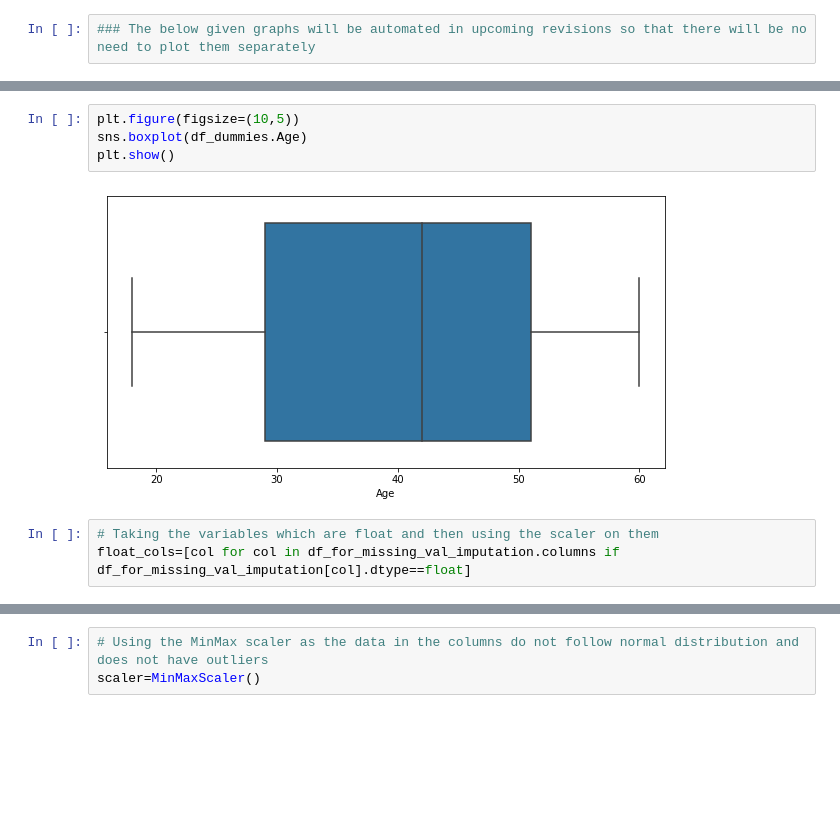
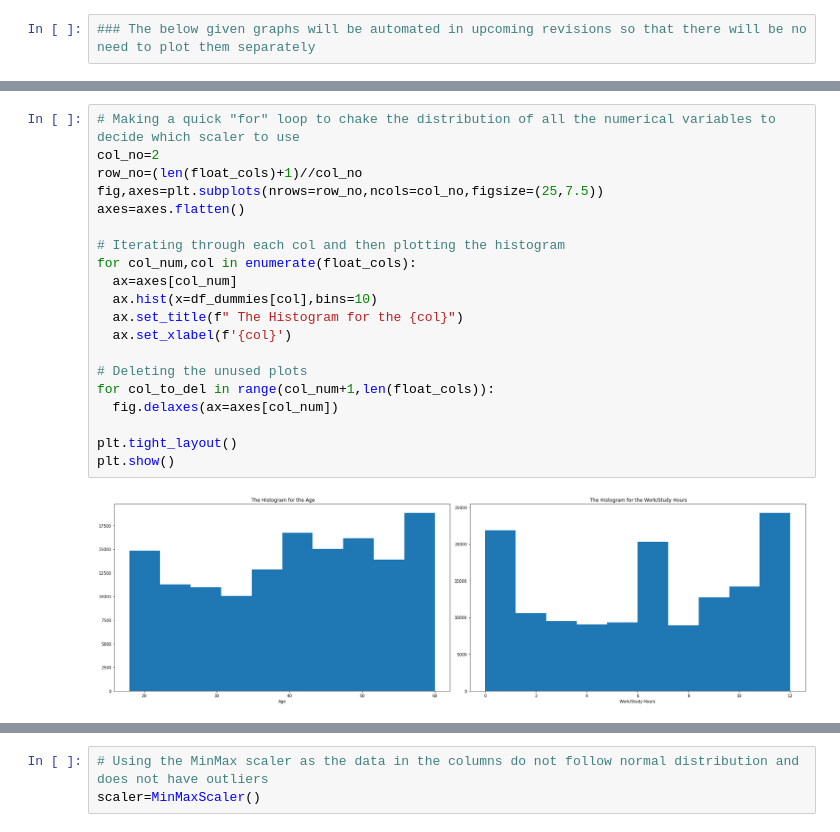
Before and after one commit to 1Anand1/Kaggle_Playground_Series_Season_4_Episode_11_Exploring_Mental_Health_Data, a Jupyter notebook: exploring_mental_health_data.ipynb, the cells around one changed output, grey strips where cells are left out. Saved outputs shown, nothing was run; the diff lists cells and outputs as text; blank space fills up the shorter version.

Commit message:
Plotting the boxplots and histograms using a parametric approach

```diff
--- a/exploring_mental_health_data.ipynb
+++ b/exploring_mental_health_data.ipynb
@@ -414,9 +401,22 @@ plt.show()
-# %%
-plt.figure(figsize=(10,5))
-sns.boxplot(df_dummies.Age)
-plt.show()
-# %% [output]
-[figure, removed]
-# %%
-# Taking the variables which are float and then using the scaler on them
-float_cols=[col for col in df_for_missing_val_imputation.columns if df_for_missing_val_imputation[col].dtype==float]
+# %%
+# Making a quick "for" loop to chake the distribution of all the numerical variables to decide which scaler to use
+col_no=2
+row_no=(len(float_cols)+1)//col_no
+fig,axes=plt.subplots(nrows=row_no,ncols=col_no,figsize=(25,7.5))
+axes=axes.flatten()
+
+# Iterating through each col and then plotting the histogram
+for col_num,col in enumerate(float_cols):
+  ax=axes[col_num]
+  ax.hist(x=df_dummies[col],bins=10)
+  ax.set_title(f" The Histogram for the {col}")
+  ax.set_xlabel(f'{col}')
+
+# Deleting the unused plots
+for col_to_del in range(col_num+1,len(float_cols)):
+  fig.delaxes(ax=axes[col_num])
+
+plt.tight_layout()
+plt.show()
+# %% [output]
+[figure, added]
```
Also changed, not shown: parts of 6 cells of this notebook.
